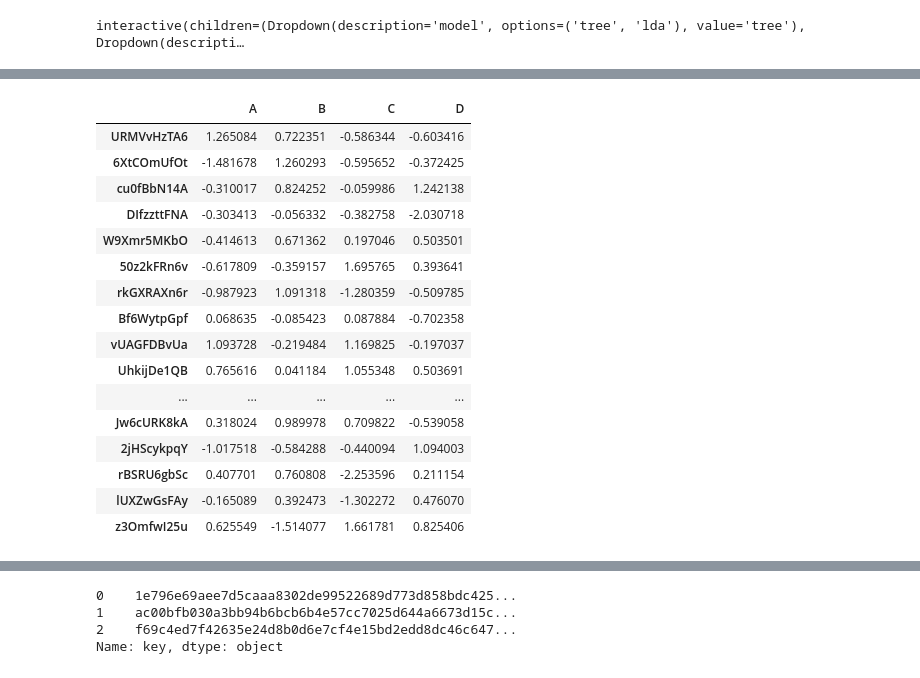
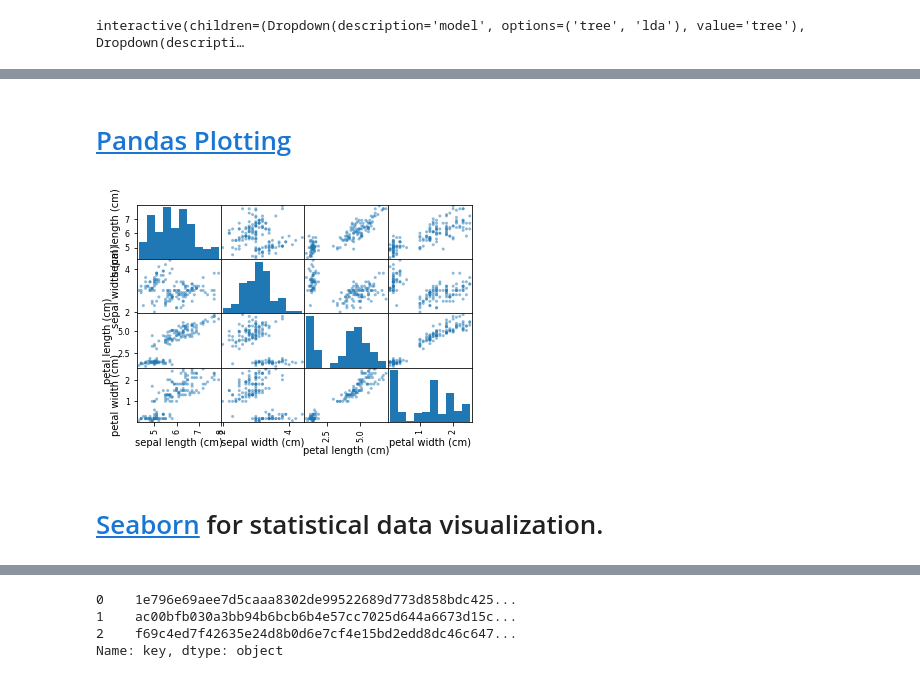
Before and after one commit to tonyfast/idiomatic-pandas, a Jupyter notebook: idiomatic_pandas/extending.ipynb, the cells around one changed output, grey strips where cells are left out. Saved outputs shown, nothing was run; the diff lists cells and outputs as text; code cells hidden in the pictures.

```diff
--- a/idiomatic_pandas/extending.ipynb
+++ b/idiomatic_pandas/extending.ipynb
@@ -92 +100,9 @@ interactive(children=(Dropdown(description='model', options=('tree', 'lda'), val
+# %% [markdown]
+# [Pandas Plotting](http://pandas.pydata.org/pandas-docs/stable/visualization.html)
+# %%
+    df.pipe(pandas.plotting.scatter_matrix);
+# %% [output]
+[figure, added]
+# %% [markdown]
+# [Seaborn](https://seaborn.pydata.org/examples/index.html) for statistical data visualization.
 # %%
@@ -94,20 +109,0 @@ interactive(children=(Dropdown(description='model', options=('tree', 'lda'), val
-# %%
-    pandas.util.testing.makeDataFrame()
-# %% [output]
-|  | A | B | C | D |
-| URMVvHzTA6 | 1.265084 | 0.722351 | -0.586344 | -0.603416 |
-| 6XtCOmUfOt | -1.481678 | 1.260293 | -0.595652 | -0.372425 |
-| cu0fBbN14A | -0.310017 | 0.824252 | -0.059986 | 1.242138 |
-| DIfzzttFNA | -0.303413 | -0.056332 | -0.382758 | -2.030718 |
-| W9Xmr5MKbO | -0.414613 | 0.671362 | 0.197046 | 0.503501 |
-| 50z2kFRn6v | -0.617809 | -0.359157 | 1.695765 | 0.393641 |
-| rkGXRAXn6r | -0.987923 | 1.091318 | -1.280359 | -0.509785 |
-| Bf6WytpGpf | 0.068635 | -0.085423 | 0.087884 | -0.702358 |
-| vUAGFDBvUa | 1.093728 | -0.219484 | 1.169825 | -0.197037 |
-| UhkijDe1QB | 0.765616 | 0.041184 | 1.055348 | 0.503691 |
-| ... | ... | ... | ... | ... |
-| Jw6cURK8kA | 0.318024 | 0.989978 | 0.709822 | -0.539058 |
-| 2jHScykpqY | -1.017518 | -0.584288 | -0.440094 | 1.094003 |
-| rBSRU6gbSc | 0.407701 | 0.760808 | -2.253596 | 0.211154 |
-| lUXZwGsFAy | -0.165089 | 0.392473 | -1.302272 | 0.476070 |
-| z3OmfwI25u | 0.625549 | -1.514077 | 1.661781 | 0.825406 |
```
Also changed, not shown: parts of 19 cells of this notebook, 2 other files.
